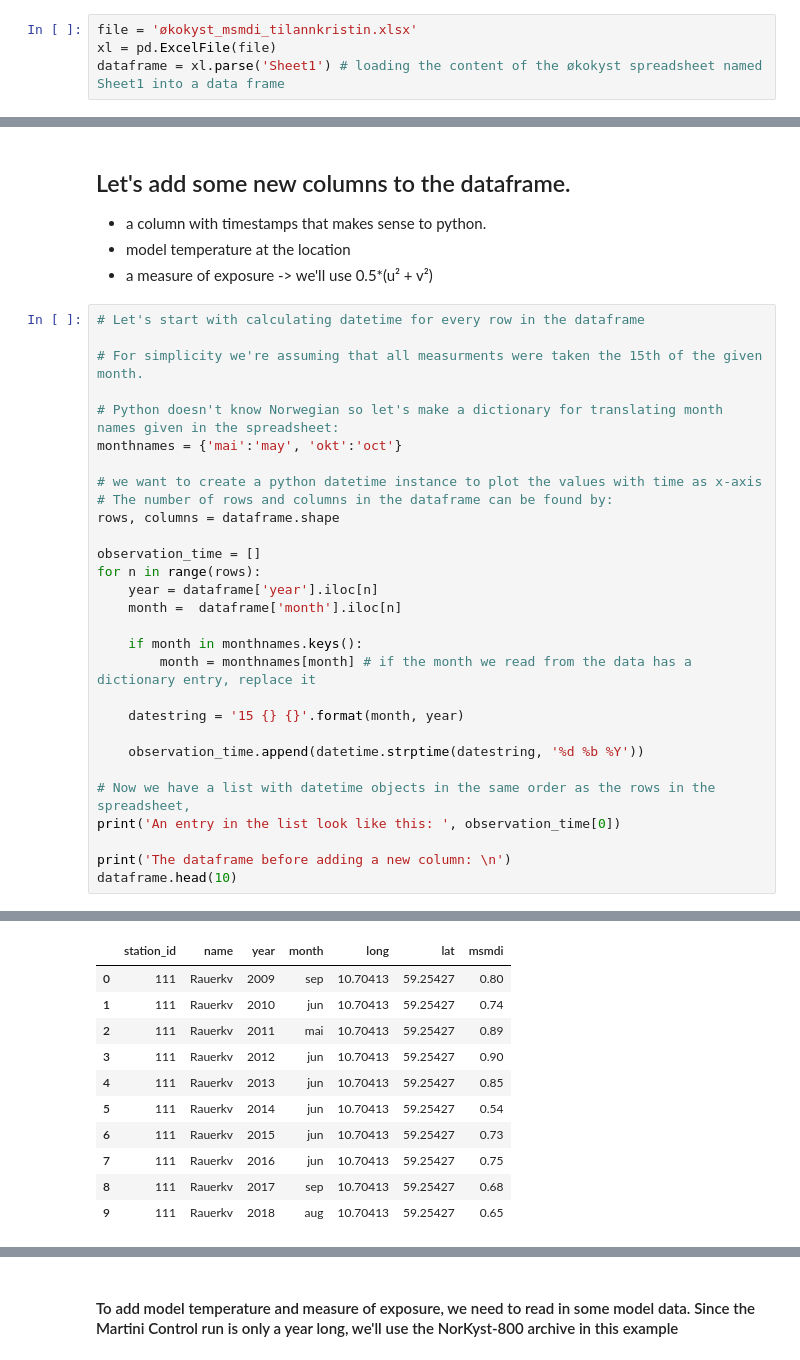
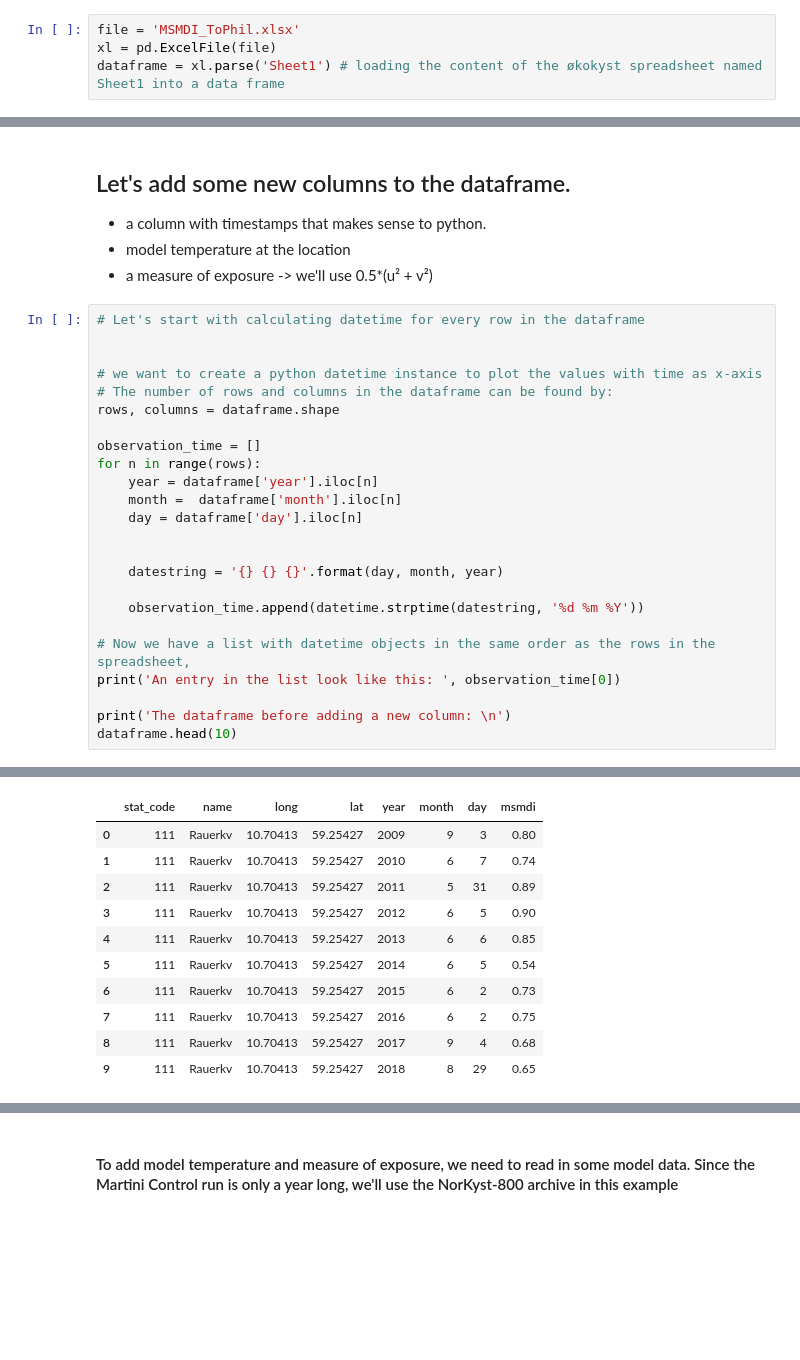
Before and after one commit to annks/Examples, a Jupyter notebook: ØKOKYST_tinkering.ipynb, the cells around one changed output, grey strips where cells are left out. Saved outputs shown, nothing was run; the diff lists cells and outputs as text; blank space fills up the shorter version.

```diff
--- a/ØKOKYST_tinkering.ipynb
+++ b/ØKOKYST_tinkering.ipynb
@@ -20,7 +20,7 @@ import pandas as pd # A powerful tool for working with datasets.Here it is used
 # %% [markdown]
 ### Opening an Excel spreadsheet using pandas:
 # %%
-file = 'økokyst_msmdi_tilannkristin.xlsx'
+file = 'MSMDI_ToPhil.xlsx'
 xl = pd.ExcelFile(file)
 dataframe = xl.parse('Sheet1') # loading the content of the økokyst spreadsheet named Sheet1 into a data frame
 # %% [markdown]
@@ -98,10 +98,6 @@ Akerøy
 # %%
 # Let's start with calculating datetime for every row in the dataframe
 
-# For simplicity we're assuming that all measurments were taken the 15th of the given month.
-
-# Python doesn't know Norwegian so let's make a dictionary for translating month names given in the spreadsheet:
-monthnames = {'mai':'may', 'okt':'oct'}
 
 # we want to create a python datetime instance to plot the values with time as x-axis
 # The number of rows and columns in the dataframe can be found by:
@@ -111,13 +107,12 @@ observation_time = []
 for n in range(rows):
     year = dataframe['year'].iloc[n]
     month =  dataframe['month'].iloc[n]
+    day = dataframe['day'].iloc[n]
 
-    if month in monthnames.keys():
-        month = monthnames[month] # if the month we read from the data has a dictionary entry, replace it
 
-    datestring = '15 {} {}'.format(month, year)
+    datestring = '{} {} {}'.format(day, month, year)
 
-    observation_time.append(datetime.strptime(datestring, '%d %b %Y'))
+    observation_time.append(datetime.strptime(datestring, '%d %m %Y'))
 
 # Now we have a list with datetime objects in the same order as the rows in the spreadsheet,
 print('An entry in the list look like this: ', observation_time[0])
@@ -129,15 +124,15 @@ An entry in the list look like this:  2009-09-15 00:00:00
 The dataframe before adding a new column:
-|  | station_id | name | year | month | long | lat | msmdi |
-| 0 | 111 | Rauerkv | 2009 | sep | 10.70413 | 59.25427 | 0.80 |
-| 1 | 111 | Rauerkv | 2010 | jun | 10.70413 | 59.25427 | 0.74 |
-| 2 | 111 | Rauerkv | 2011 | mai | 10.70413 | 59.25427 | 0.89 |
-| 3 | 111 | Rauerkv | 2012 | jun | 10.70413 | 59.25427 | 0.90 |
-| 4 | 111 | Rauerkv | 2013 | jun | 10.70413 | 59.25427 | 0.85 |
-| 5 | 111 | Rauerkv | 2014 | jun | 10.70413 | 59.25427 | 0.54 |
-| 6 | 111 | Rauerkv | 2015 | jun | 10.70413 | 59.25427 | 0.73 |
-| 7 | 111 | Rauerkv | 2016 | jun | 10.70413 | 59.25427 | 0.75 |
-| 8 | 111 | Rauerkv | 2017 | sep | 10.70413 | 59.25427 | 0.68 |
-| 9 | 111 | Rauerkv | 2018 | aug | 10.70413 | 59.25427 | 0.65 |
+|  | stat_code | name | long | lat | year | month | day | msmdi |
+| 0 | 111 | Rauerkv | 10.70413 | 59.25427 | 2009 | 9 | 3 | 0.80 |
+| 1 | 111 | Rauerkv | 10.70413 | 59.25427 | 2010 | 6 | 7 | 0.74 |
+| 2 | 111 | Rauerkv | 10.70413 | 59.25427 | 2011 | 5 | 31 | 0.89 |
+| 3 | 111 | Rauerkv | 10.70413 | 59.25427 | 2012 | 6 | 5 | 0.90 |
+| 4 | 111 | Rauerkv | 10.70413 | 59.25427 | 2013 | 6 | 6 | 0.85 |
+| 5 | 111 | Rauerkv | 10.70413 | 59.25427 | 2014 | 6 | 5 | 0.54 |
+| 6 | 111 | Rauerkv | 10.70413 | 59.25427 | 2015 | 6 | 2 | 0.73 |
+| 7 | 111 | Rauerkv | 10.70413 | 59.25427 | 2016 | 6 | 2 | 0.75 |
+| 8 | 111 | Rauerkv | 10.70413 | 59.25427 | 2017 | 9 | 4 | 0.68 |
+| 9 | 111 | Rauerkv | 10.70413 | 59.25427 | 2018 | 8 | 29 | 0.65 |
 # %%
 # Adding this list to the dataframe is quite simple:
 dataframe['observation_time'] = observation_time
```
Also changed, not shown: parts of 9 cells of this notebook, 2 other files.
